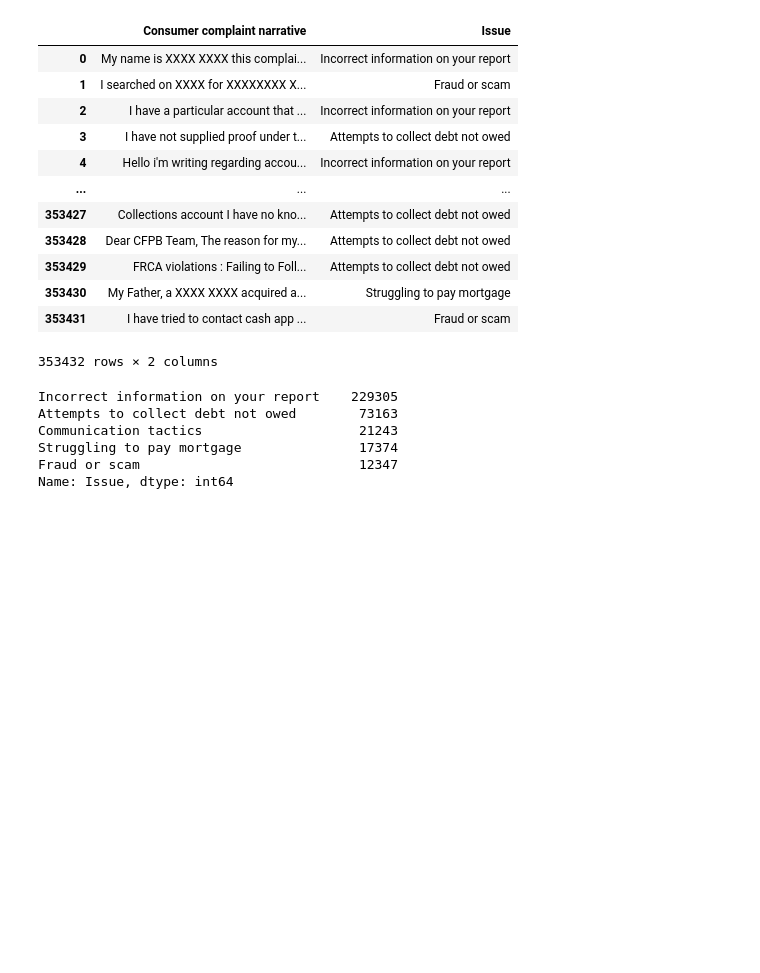
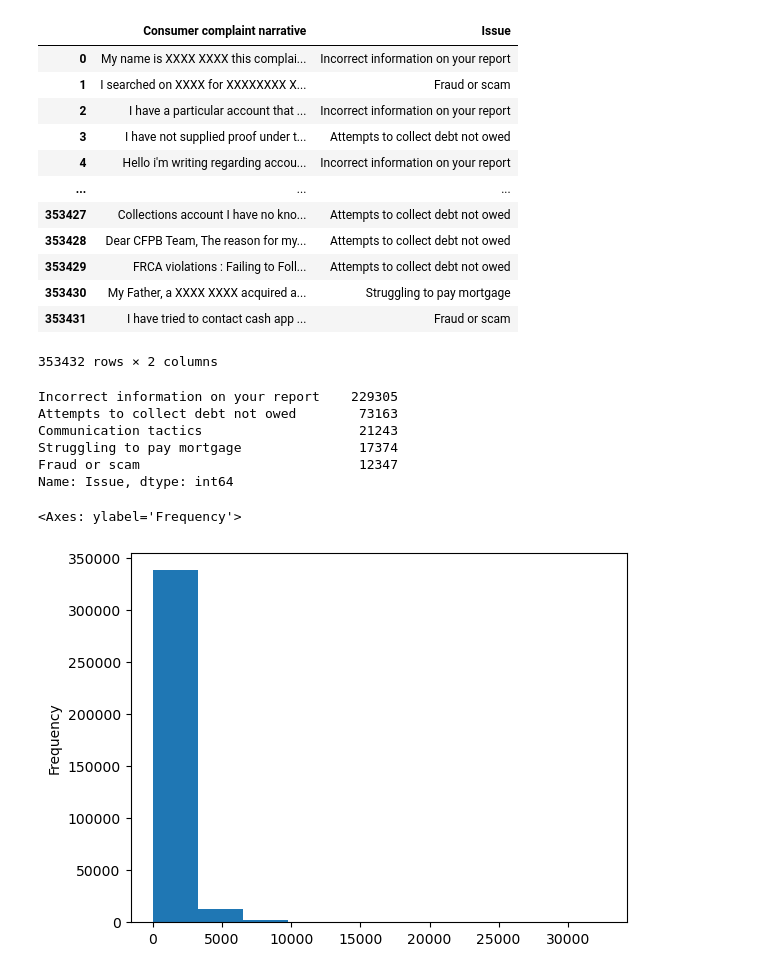
Before and after one commit to nss-data-science-cohort-6/cfpb_text_classification-gambinos, a Jupyter notebook: AM_cfpb_text_classification.ipynb, the cells around one changed output. Saved outputs shown, nothing was run; the diff lists cells and outputs as text; code cells hidden in the pictures; blank space fills up the shorter version.

```diff
--- a/AM_cfpb_text_classification.ipynb
+++ b/AM_cfpb_text_classification.ipynb
@@ -31,3 +31,11 @@ Communication tactics                    21243
 Struggling to pay mortgage               17374
 Fraud or scam                            12347
 Name: Issue, dtype: int64
+# %%
+### Convert column name so that they don't have space and are more readable
+complaints = complaints.rename(columns = {'Consumer complaint narrative' : 'complaint_narrative', 'Issue' : 'complaint_issue'})
+# %%
+complaints['complaint_narrative'].apply(len).plot(kind = 'hist')
+# %% [output]
+<Axes: ylabel='Frequency'>
+[figure, added]
```
Also changed, not shown: parts of 7 cells of this notebook.
